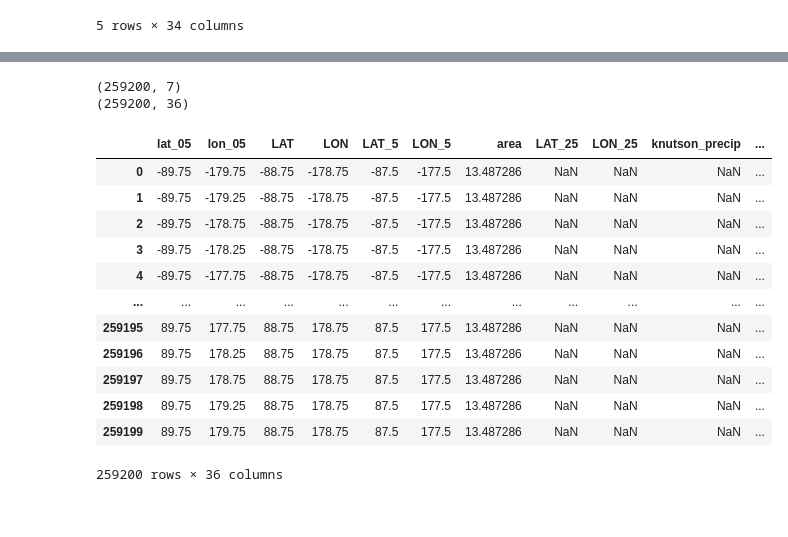
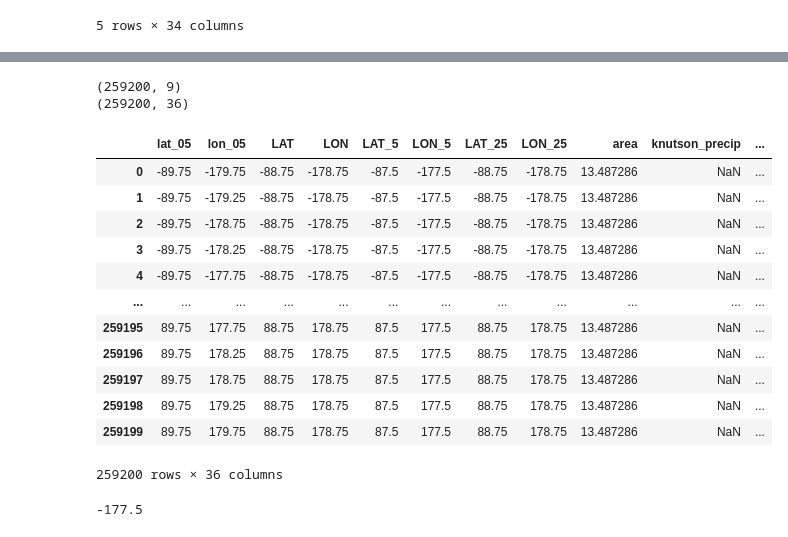
Before and after one commit to mcc-apsis/CVM3, a Jupyter notebook: generate_grid_match_shapes.ipynb, the cells around one changed output, grey strips where cells are left out. Drawn from its saved outputs; the diff is of its cells as text; code cells hidden in the pictures.

```diff
--- a/generate_grid_match_shapes.ipynb
+++ b/generate_grid_match_shapes.ipynb
@@ -40,38 +52,46 @@ def area_cell(lat, lon, degrees):
 # %%
 # create different grids
 import numpy as np
 degrees = 0.5
 da_degrees = 2.5
 lons = np.linspace(-180+degrees*.5,180-degrees*.5,int(360/degrees))
 lats = np.linspace(-90+degrees*.5,90-degrees*.5,int(180/degrees))
 xv, yv = np.meshgrid(lons,lats)
 
 subgrid_df = pd.DataFrame({"lat_05": yv.ravel(),"lon_05": xv.ravel(),})
 subgrid_df['LAT'] = subgrid_df['lat_05']//da_degrees*da_degrees+da_degrees*0.5
 subgrid_df['LON'] = subgrid_df['lon_05']//da_degrees*da_degrees+da_degrees*0.5
 
 rescale_degrees = 5
 subgrid_df['LAT_5'] = subgrid_df['lat_05']//rescale_degrees*rescale_degrees+rescale_degrees*0.5
 subgrid_df['LON_5'] = subgrid_df['lon_05']//rescale_degrees*rescale_degrees+rescale_degrees*0.5
 
+rescale_degrees = 2.5
+subgrid_df['LAT_25'] = subgrid_df['lat_05']//rescale_degrees*rescale_degrees+rescale_degrees*0.5
+subgrid_df['LON_25'] = subgrid_df['lon_05']//rescale_degrees*rescale_degrees+rescale_degrees*0.5
+
 subgrid_df['area'] = subgrid_df.apply(lambda x: area_cell(x['lat_05'], x['lon_05'], 0.5), axis=1)
 print(subgrid_df.shape)
 subgrid_df = subgrid_df.merge(grid_df,how="left")
 print(subgrid_df.shape)
 subgrid_df
 # %% [output]
-(259200, 7)
+(259200, 9)
 (259200, 36)
-|  | lat_05 | lon_05 | LAT | LON | LAT_5 | LON_5 | area | LAT_25 | LON_25 | knutson_precip | ... |
-| 0 | -89.75 | -179.75 | -88.75 | -178.75 | -87.5 | -177.5 | 13.487286 | NaN | NaN | NaN | ... |
-| 1 | -89.75 | -179.25 | -88.75 | -178.75 | -87.5 | -177.5 | 13.487286 | NaN | NaN | NaN | ... |
-| 2 | -89.75 | -178.75 | -88.75 | -178.75 | -87.5 | -177.5 | 13.487286 | NaN | NaN | NaN | ... |
-| 3 | -89.75 | -178.25 | -88.75 | -178.75 | -87.5 | -177.5 | 13.487286 | NaN | NaN | NaN | ... |
-| 4 | -89.75 | -177.75 | -88.75 | -178.75 | -87.5 | -177.5 | 13.487286 | NaN | NaN | NaN | ... |
+|  | lat_05 | lon_05 | LAT | LON | LAT_5 | LON_5 | LAT_25 | LON_25 | area | knutson_precip | ... |
+| 0 | -89.75 | -179.75 | -88.75 | -178.75 | -87.5 | -177.5 | -88.75 | -178.75 | 13.487286 | NaN | ... |
+| 1 | -89.75 | -179.25 | -88.75 | -178.75 | -87.5 | -177.5 | -88.75 | -178.75 | 13.487286 | NaN | ... |
+| 2 | -89.75 | -178.75 | -88.75 | -178.75 | -87.5 | -177.5 | -88.75 | -178.75 | 13.487286 | NaN | ... |
+| 3 | -89.75 | -178.25 | -88.75 | -178.75 | -87.5 | -177.5 | -88.75 | -178.75 | 13.487286 | NaN | ... |
+| 4 | -89.75 | -177.75 | -88.75 | -178.75 | -87.5 | -177.5 | -88.75 | -178.75 | 13.487286 | NaN | ... |
 | ... | ... | ... | ... | ... | ... | ... | ... | ... | ... | ... | ... |
-| 259195 | 89.75 | 177.75 | 88.75 | 178.75 | 87.5 | 177.5 | 13.487286 | NaN | NaN | NaN | ... |
-| 259196 | 89.75 | 178.25 | 88.75 | 178.75 | 87.5 | 177.5 | 13.487286 | NaN | NaN | NaN | ... |
-| 259197 | 89.75 | 178.75 | 88.75 | 178.75 | 87.5 | 177.5 | 13.487286 | NaN | NaN | NaN | ... |
-| 259198 | 89.75 | 179.25 | 88.75 | 178.75 | 87.5 | 177.5 | 13.487286 | NaN | NaN | NaN | ... |
-| 259199 | 89.75 | 179.75 | 88.75 | 178.75 | 87.5 | 177.5 | 13.487286 | NaN | NaN | NaN | ... |
+| 259195 | 89.75 | 177.75 | 88.75 | 178.75 | 87.5 | 177.5 | 88.75 | 178.75 | 13.487286 | NaN | ... |
+| 259196 | 89.75 | 178.25 | 88.75 | 178.75 | 87.5 | 177.5 | 88.75 | 178.75 | 13.487286 | NaN | ... |
+| 259197 | 89.75 | 178.75 | 88.75 | 178.75 | 87.5 | 177.5 | 88.75 | 178.75 | 13.487286 | NaN | ... |
+| 259198 | 89.75 | 179.25 | 88.75 | 178.75 | 87.5 | 177.5 | 88.75 | 178.75 | 13.487286 | NaN | ... |
+| 259199 | 89.75 | 179.75 | 88.75 | 178.75 | 87.5 | 177.5 | 88.75 | 178.75 | 13.487286 | NaN | ... |
 259200 rows × 36 columns
+# %%
+-180+2.5
+# %% [output]
+-177.5
```
Also changed, not shown: parts of 4 cells of this notebook, 2 other files.
